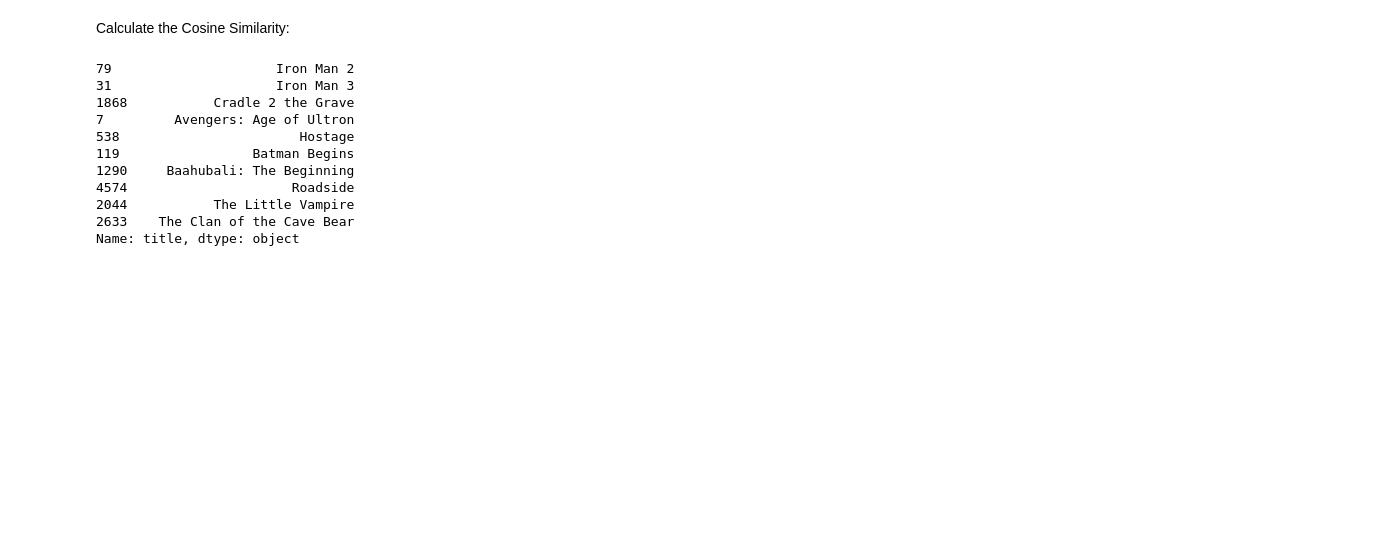
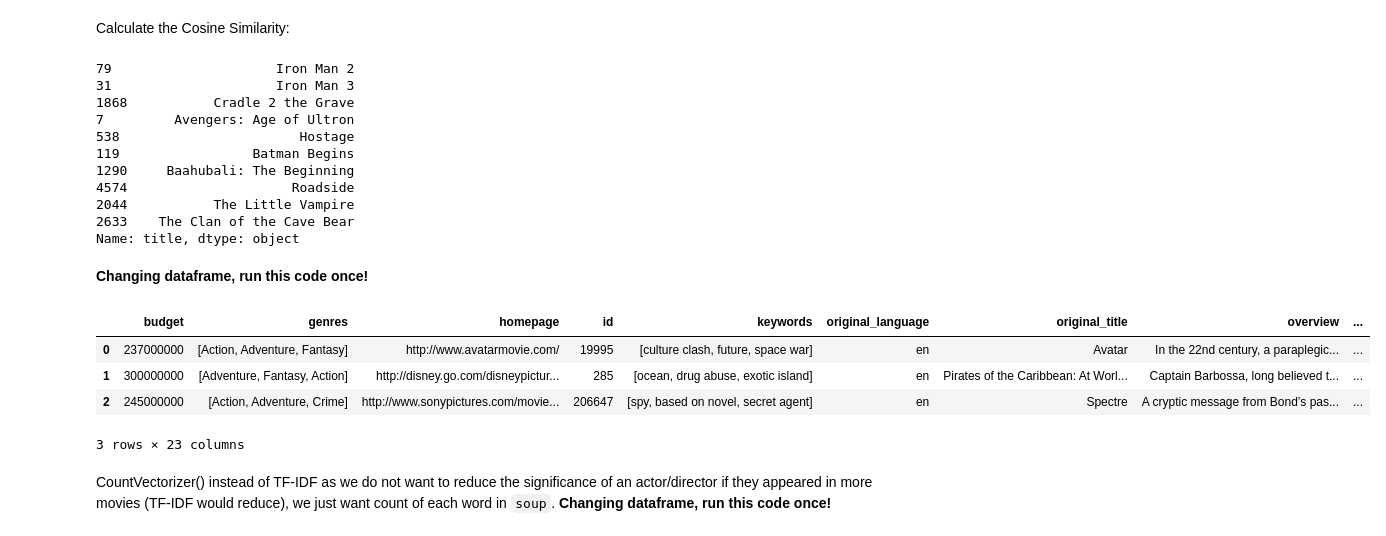
Before and after one commit to matthias-ong/MovieCompanion, a Jupyter notebook: movie_recommender.ipynb, the cells around one changed output. Cells and saved outputs as stored; diff of their text form; code cells hidden in the pictures; blank space fills up the shorter version.

Commit message:
fully implement content-based filtering with cast, director, keywords, plot & genres

```diff
--- a/movie_recommender.ipynb
+++ b/movie_recommender.ipynb
@@ -157,3 +157,49 @@ get_recommendations('Iron Man', cosine_sim)
 2044           The Little Vampire
 2633    The Clan of the Cave Bear
 Name: title, dtype: object
+# %% [markdown]
+**Changing dataframe, run this code once!**
+# %%
+# Parse the JSON formatted features into their corresponding python objects
+import json
+
+features = ['cast', 'crew', 'keywords', 'genres']
+# Iterate over each feature column
+for feature in features:
+    # Parse the JSON strings into Python objects, a list of dictionaries
+    df1[feature] = df1[feature].apply(lambda x: json.loads(x))
+
+# Get Director from "crew" feature lists
+def getDirector(crews):
+    for crew in crews:
+        #if isinstance(crew, dict):
+          if crew['job'] == 'Director':
+            return crew['name']
+    return np.nan
+
+# Returns Top 3 in "cast", "keywords", "genres" feature lists
+def getTop3(x):
+    if isinstance(x, list):
+        names = [i['name'] for i in x]
+        #Check if > 3 elements. If no, returns entire list.
+        if len(names) >= 3:
+            names = names[:3]
+        return names
+    #Return empty list in case of missing/malformed data
+    return []
+
+features = ['cast', 'keywords', 'genres']
+for feature in features:
+    df1[feature] = df1[feature].apply(getTop3) # Apply function along an axis of the DataFrame, each object passed to function should be a Series list
+
+# Set director, cast, genres and keywords features in a suitable format.
+df1['director'] = df1['crew'].apply(getDirector)
+
+# Print the new features of the first 3 films
+df1.head(3)
+# %% [output]
+|  | budget | genres | homepage | id | keywords | original_language | original_title | overview | ... |
+| 0 | 237000000 | [Action, Adventure, Fantasy] | http://www.avatarmovie.com/ | 19995 | [culture clash, future, space war] | en | Avatar | In the 22nd century, a paraplegic... | ... |
+| 1 | 300000000 | [Adventure, Fantasy, Action] | http://disney.go.com/disneypictur... | 285 | [ocean, drug abuse, exotic island] | en | Pirates of the Caribbean: At Worl... | Captain Barbossa, long believed t... | ... |
+| 2 | 245000000 | [Action, Adventure, Crime] | http://www.sonypictures.com/movie... | 206647 | [spy, based on novel, secret agent] | en | Spectre | A cryptic message from Bond’s pas... | ... |
+3 rows × 23 columns
@@ -159,0 +226,3 @@ Name: title, dtype: object
+# %% [markdown]
+CountVectorizer() instead of TF-IDF as we do not want to reduce the significance of an actor/director if they appeared in more movies (TF-IDF would reduce), we just want count of each word in `soup`.
+**Changing dataframe, run this code once!**
```
Also changed, not shown: parts of 12 cells of this notebook.
